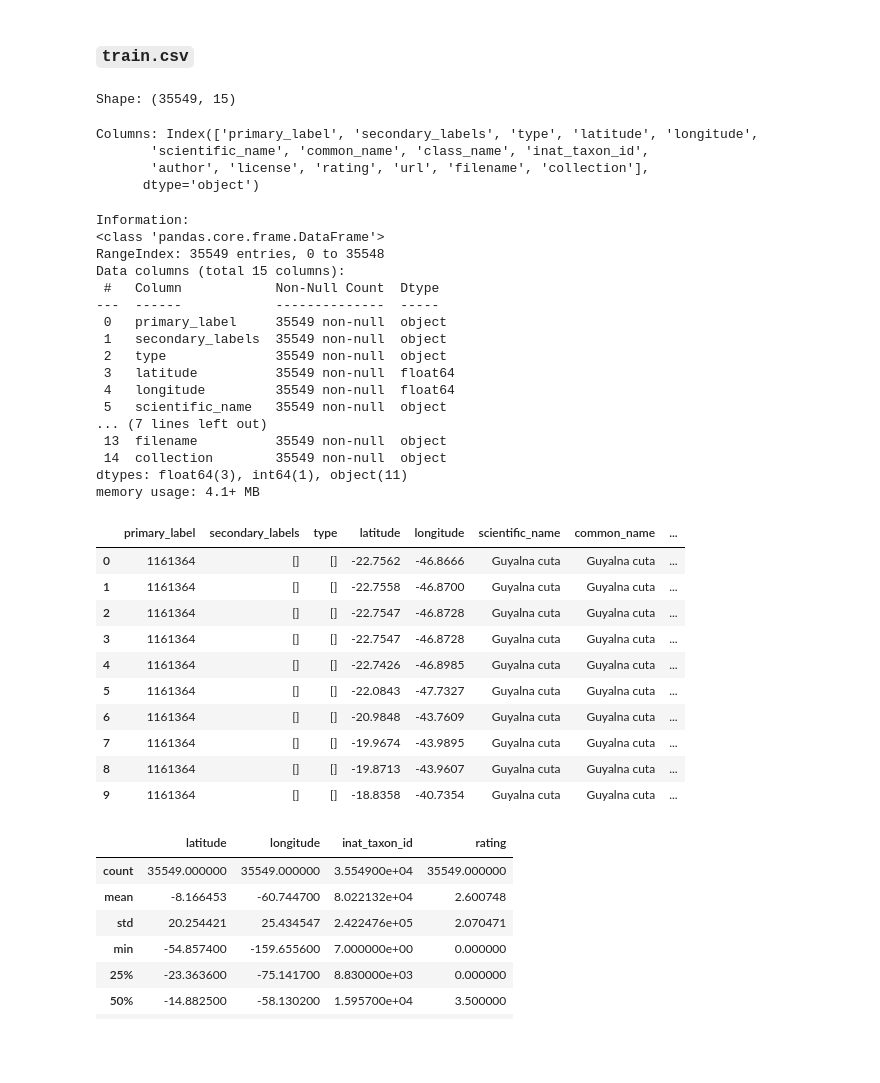
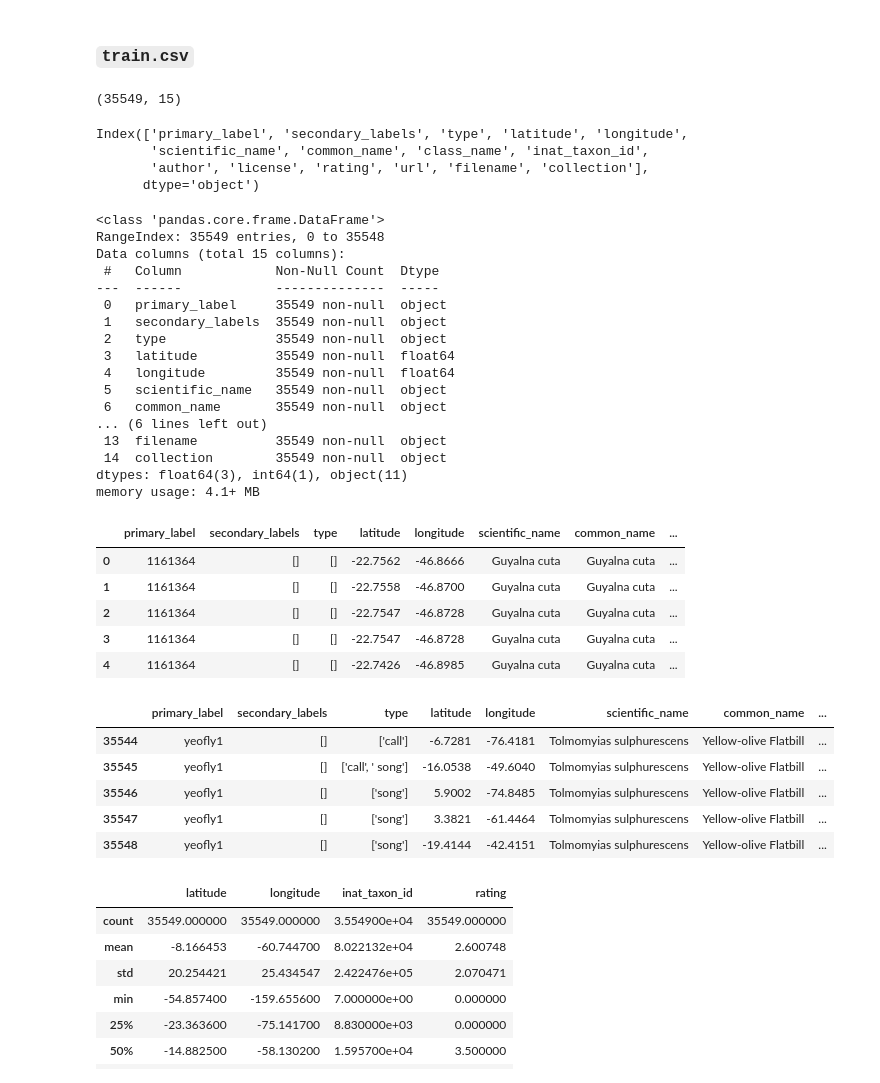
Before and after one commit to Kaynup/BIRD-CLEF-2026-Kaggle-Competition-Project, a Jupyter notebook: kaggle-pipelines/eda/eda.ipynb, the cells around one changed output. Drawn from its saved outputs; the diff is of its cells as text; code cells hidden in the pictures; blank space fills up the shorter version.

```diff
--- a/kaggle-pipelines/eda/eda.ipynb
+++ b/kaggle-pipelines/eda/eda.ipynb
@@ -327,21 +74,19 @@ sample_submission_df = pd.read_csv(DATA_RAW / "sample_submission.csv")
 # %% [markdown]
 ### `train.csv`
 # %%
-print(f"Shape: {train_df.shape}")
+train_df.shape
 # %% [output]
-Shape: (35549, 15)
+(35549, 15)
 # %%
-print(f"Columns: {train_df.columns}")
+train_df.columns
 # %% [output]
-Columns: Index(['primary_label', 'secondary_labels', 'type', 'latitude', 'longitude',
+Index(['primary_label', 'secondary_labels', 'type', 'latitude', 'longitude',
        'scientific_name', 'common_name', 'class_name', 'inat_taxon_id',
        'author', 'license', 'rating', 'url', 'filename', 'collection'],
       dtype='object')
 # %%
-print("Information:")
 train_df.info()
 # %% [output]
-Information:
 <class 'pandas.core.frame.DataFrame'>
 RangeIndex: 35549 entries, 0 to 35548
 Data columns (total 15 columns):
@@ -353,25 +98,30 @@ Data columns (total 15 columns):
  3   latitude          35549 non-null  float64
  4   longitude         35549 non-null  float64
  5   scientific_name   35549 non-null  object
-... (7 lines left out)
+ 6   common_name       35549 non-null  object
+... (6 lines left out)
  13  filename          35549 non-null  object
  14  collection        35549 non-null  object
 dtypes: float64(3), int64(1), object(11)
 memory usage: 4.1+ MB
 # %%
-train_df.head(10)
+train_df.head()
 # %% [output]
 |  | primary_label | secondary_labels | type | latitude | longitude | scientific_name | common_name | ... |
 | 0 | 1161364 | [] | [] | -22.7562 | -46.8666 | Guyalna cuta | Guyalna cuta | ... |
 | 1 | 1161364 | [] | [] | -22.7558 | -46.8700 | Guyalna cuta | Guyalna cuta | ... |
 | 2 | 1161364 | [] | [] | -22.7547 | -46.8728 | Guyalna cuta | Guyalna cuta | ... |
 | 3 | 1161364 | [] | [] | -22.7547 | -46.8728 | Guyalna cuta | Guyalna cuta | ... |
 | 4 | 1161364 | [] | [] | -22.7426 | -46.8985 | Guyalna cuta | Guyalna cuta | ... |
-| 5 | 1161364 | [] | [] | -22.0843 | -47.7327 | Guyalna cuta | Guyalna cuta | ... |
-| 6 | 1161364 | [] | [] | -20.9848 | -43.7609 | Guyalna cuta | Guyalna cuta | ... |
-| 7 | 1161364 | [] | [] | -19.9674 | -43.9895 | Guyalna cuta | Guyalna cuta | ... |
-| 8 | 1161364 | [] | [] | -19.8713 | -43.9607 | Guyalna cuta | Guyalna cuta | ... |
-| 9 | 1161364 | [] | [] | -18.8358 | -40.7354 | Guyalna cuta | Guyalna cuta | ... |
+# %%
+train_df.tail()
+# %% [output]
+|  | primary_label | secondary_labels | type | latitude | longitude | scientific_name | common_name | ... |
+| 35544 | yeofly1 | [] | ['call'] | -6.7281 | -76.4181 | Tolmomyias sulphurescens | Yellow-olive Flatbill | ... |
+| 35545 | yeofly1 | [] | ['call', ' song'] | -16.0538 | -49.6040 | Tolmomyias sulphurescens | Yellow-olive Flatbill | ... |
+| 35546 | yeofly1 | [] | ['song'] | 5.9002 | -74.8485 | Tolmomyias sulphurescens | Yellow-olive Flatbill | ... |
+| 35547 | yeofly1 | [] | ['song'] | 3.3821 | -61.4464 | Tolmomyias sulphurescens | Yellow-olive Flatbill | ... |
+| 35548 | yeofly1 | [] | ['song'] | -19.4144 | -42.4151 | Tolmomyias sulphurescens | Yellow-olive Flatbill | ... |
 # %%
 train_df.describe()
 # %% [output]
```
Also changed, not shown: parts of 1 cell of this notebook, 2 other files.
